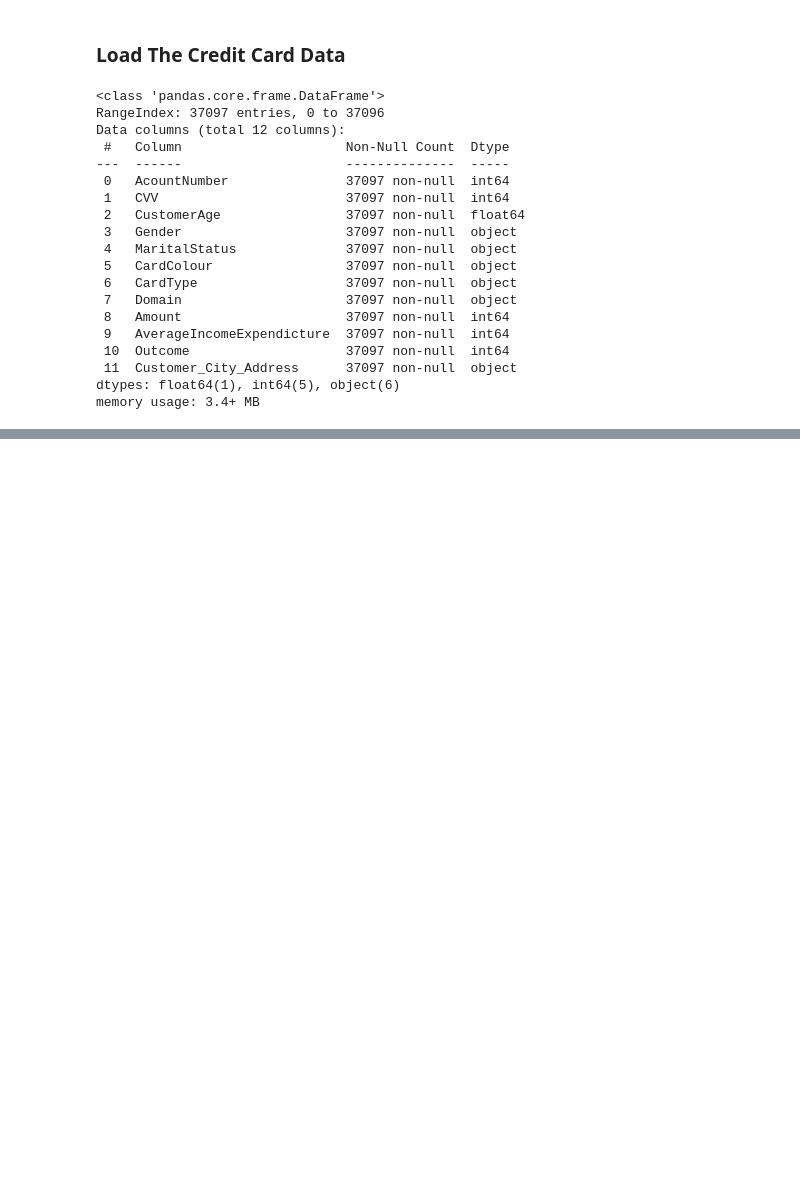
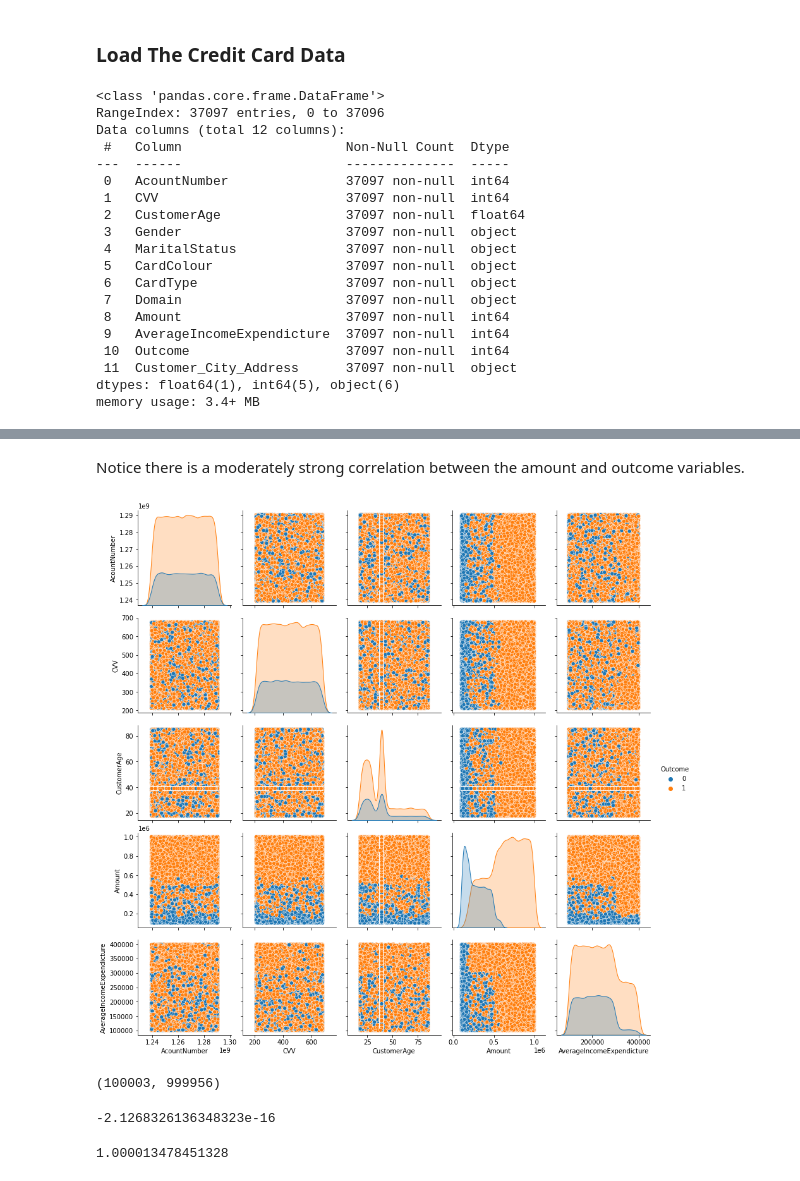
Before and after one commit to ktherron/DataScienceCapstone, a Jupyter notebook: credit_data_eda.ipynb, the cells around one changed output, grey strips where cells are left out. Saved outputs shown, nothing was run; the diff lists cells and outputs as text; code cells hidden in the pictures; blank space fills up the shorter version.

```diff
--- a/credit_data_eda.ipynb
+++ b/credit_data_eda.ipynb
@@ -49,0 +81,11 @@ credit_data.head()
+# %% [markdown]
+Notice there is a moderately strong correlation between the amount and outcome variables.
+# %%
+sns.pairplot(credit_data,  hue='Outcome')
+plt.show()
+# %% [output]
+[figure, added]
+# %%
+min(credit_data.Amount), max(credit_data.Amount)
+# %% [output]
+(100003, 999956)
@@ -49,0 +96,8 @@ credit_data.head()
+# %%
+credit_data['Amount'].mean()
+# %% [output]
+-2.1268326136348323e-16
+# %%
+credit_data['Amount'].std()
+# %% [output]
+1.000013478451328
```
Also changed, not shown: parts of 7 cells of this notebook.
